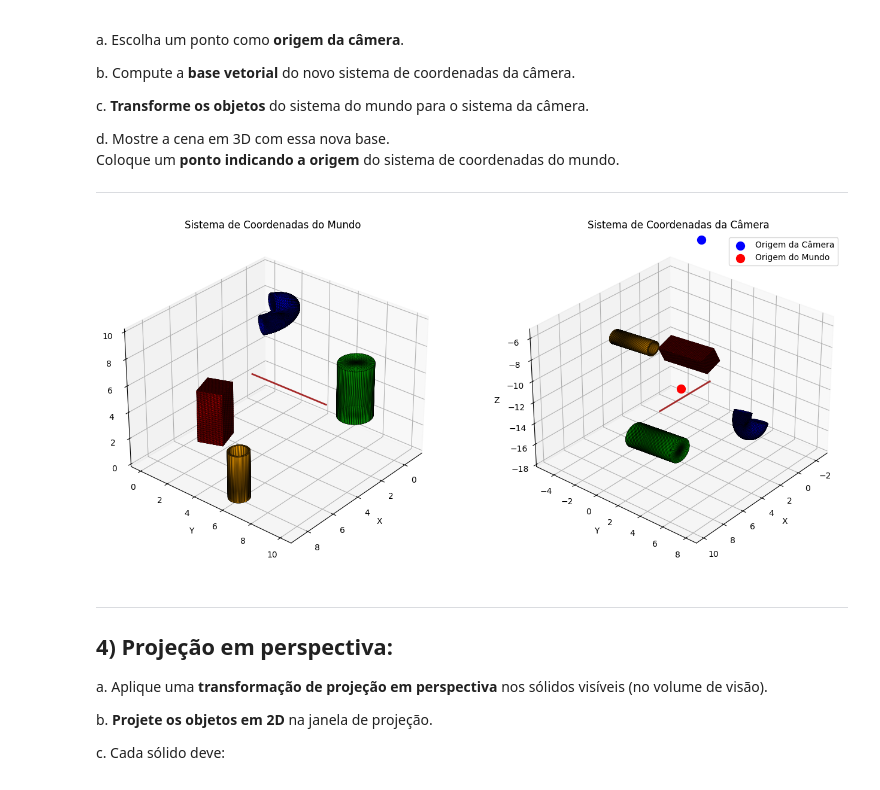
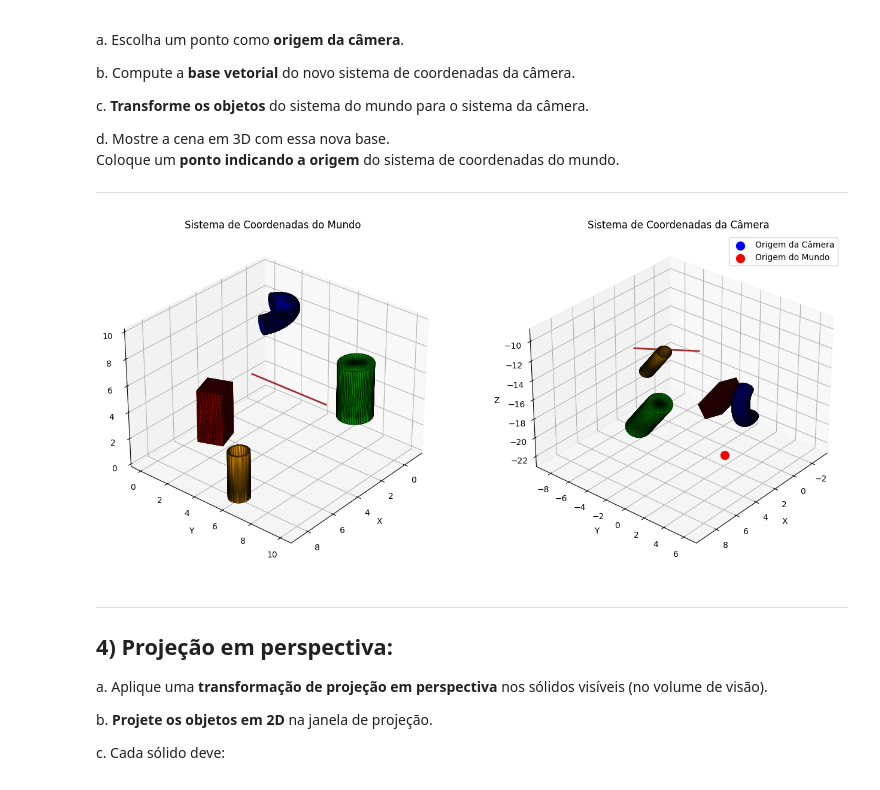
Before and after one commit to MabiuMoura/computa-o-grafica, a Jupyter notebook: main_scene.ipynb, the cells around one changed output. Saved outputs shown, nothing was run; the diff lists cells and outputs as text; code cells hidden in the pictures.

Commit message:
add function to plot better

```diff
--- a/main_scene.ipynb
+++ b/main_scene.ipynb
@@ -212,7 +231,7 @@ vertices_geral = np.vstack([np.array(obj.vertices) for obj in objetos_3d])
 
 # Define a posição da câmera em relação ao centro dos objetos
 centro = np.mean(vertices_geral, axis=0)
-camera_pos = centro + np.array([12.1, 0.0, 1.1])  # <- origem da câmera
+camera_pos = centro + np.array([8.1, 6.0, 15.1])  # <- origem da câmera
 camera_target = centro
 up = np.array([0, 0, 1])  # vetor "para cima" padrão
 
@@ -302,34 +321,34 @@ for obj in objetos:
     if faces:
         polys = [[verts[i] for i in face] for face in faces]
         ax2.add_collection3d(Poly3DCollection(polys, facecolor=cor, edgecolor='k', alpha=alpha, linewidths=0.3))
     else:
         ax2.plot(verts[:, 0], verts[:, 1], verts[:, 2], color=cor, linewidth=2)
 
 # Ponto azul: origem da câmera (sempre 0,0,0 no sistema da câmera)
 ax2.scatter(0, 0, 0, color='blue', s=100, label='Origem da Câmera')
 
 # Ponto vermelho: origem do mundo transformada para o sistema da câmera
 origem_mundo_em_camera = para_camera([[0, 0, 0]])[0]
 ax2.scatter(*origem_mundo_em_camera, color='red', s=100, label='Origem do Mundo')
 
 # Ajusta limites do gráfico da câmera
 pts_cam = np.vstack([para_camera(obj["vertices"]) for obj in objetos])
 pad = 2.0
 ax2.set_xlim(pts_cam[:, 0].min() - pad, pts_cam[:, 0].max() + pad)
 ax2.set_ylim(pts_cam[:, 1].min() - pad, pts_cam[:, 1].max() + pad)
 ax2.set_zlim(pts_cam[:, 2].min() - pad, pts_cam[:, 2].max() + pad)
 
 ax2.set_title("Sistema de Coordenadas da Câmera")
 ax2.set_xlabel("X")
 ax2.set_ylabel("Y")
 ax2.set_zlabel("Z")
 ax2.view_init(elev=30, azim=40)
 ax2.legend()
 
 plt.tight_layout()
 plt.show()
 # %% [output]
-[figure, old version]
+[figure, new version]
 # %% [markdown]
 ---
 
```
Also changed, not shown: parts of 5 cells of this notebook, 8 other files.
